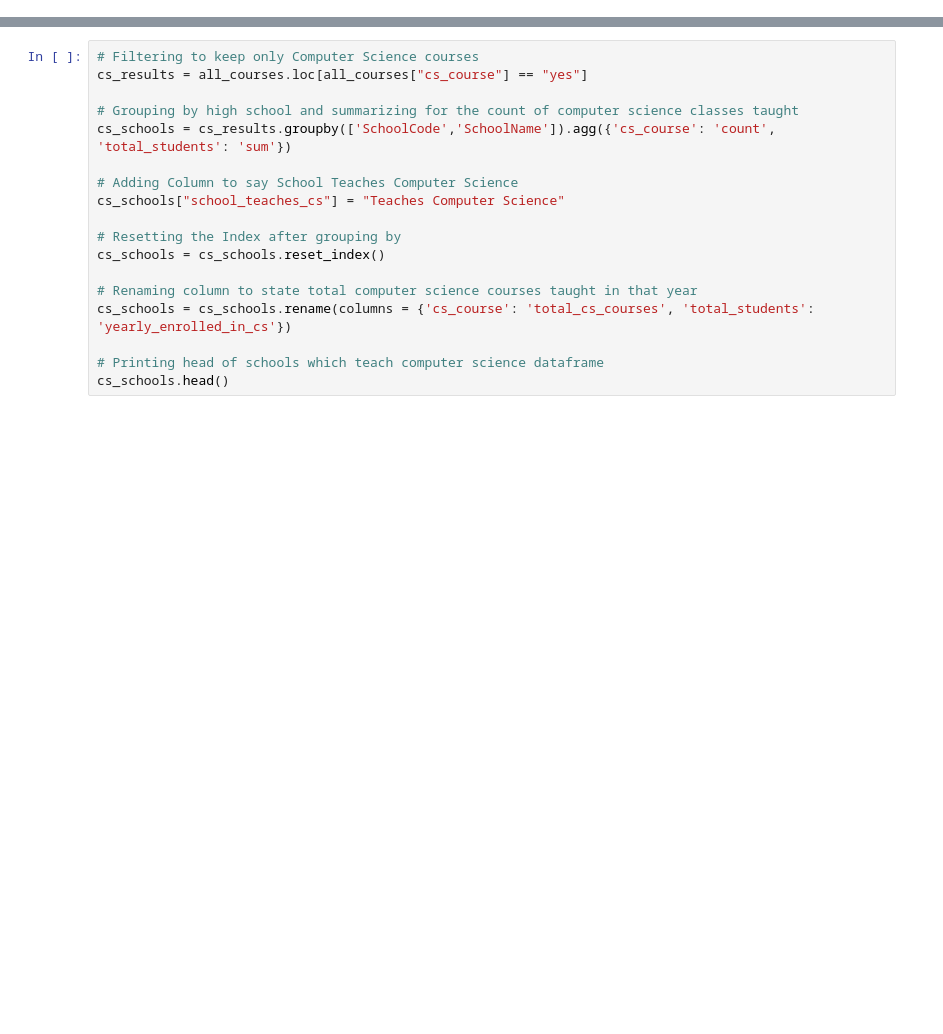
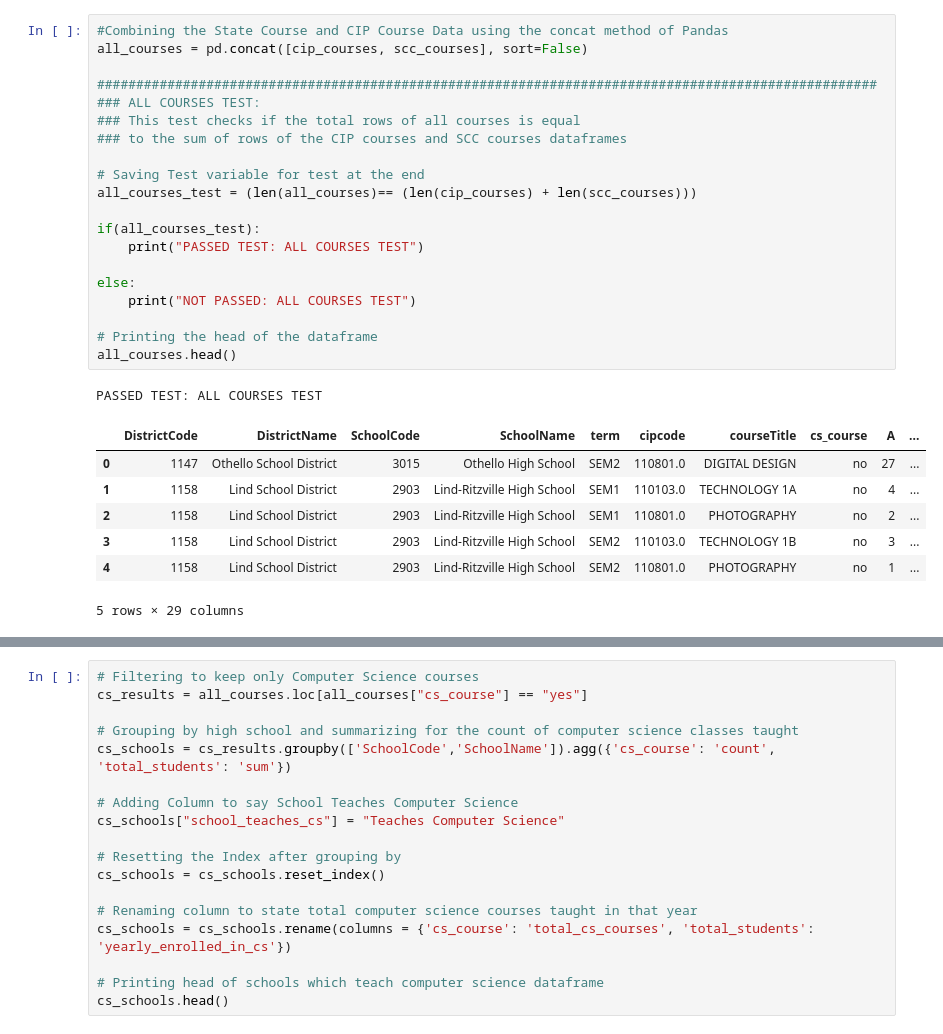
Before and after one commit to codeandcognition/CS_High_School_Education_WA, a Jupyter notebook: Stage_2_Preparing_Visualization_Dataset.ipynb, the cells around one changed output, grey strips where cells are left out. Saved outputs shown, nothing was run; the diff lists cells and outputs as text; blank space fills up the shorter version.

```diff
--- a/Stage_2_Preparing_Visualization_Dataset.ipynb
+++ b/Stage_2_Preparing_Visualization_Dataset.ipynb
@@ -134,0 +229,29 @@ known_schools.head()
+# %%
+#Combining the State Course and CIP Course Data using the concat method of Pandas
+all_courses = pd.concat([cip_courses, scc_courses], sort=False)
+
+####################################################################################################
+### ALL COURSES TEST:
+### This test checks if the total rows of all courses is equal
+### to the sum of rows of the CIP courses and SCC courses dataframes
+
+# Saving Test variable for test at the end
+all_courses_test = (len(all_courses)== (len(cip_courses) + len(scc_courses)))
+
+if(all_courses_test):
+    print("PASSED TEST: ALL COURSES TEST")
+
+else:
+    print("NOT PASSED: ALL COURSES TEST")
+
+# Printing the head of the dataframe
+all_courses.head()
+# %% [output]
+PASSED TEST: ALL COURSES TEST
+|  | DistrictCode | DistrictName | SchoolCode | SchoolName | term | cipcode | courseTitle | cs_course | A | ... |
+| 0 | 1147 | Othello School District | 3015 | Othello High School | SEM2 | 110801.0 | DIGITAL DESIGN | no | 27 | ... |
+| 1 | 1158 | Lind School District | 2903 | Lind-Ritzville High School | SEM1 | 110103.0 | TECHNOLOGY 1A | no | 4 | ... |
+| 2 | 1158 | Lind School District | 2903 | Lind-Ritzville High School | SEM1 | 110801.0 | PHOTOGRAPHY | no | 2 | ... |
+| 3 | 1158 | Lind School District | 2903 | Lind-Ritzville High School | SEM2 | 110103.0 | TECHNOLOGY 1B | no | 3 | ... |
+| 4 | 1158 | Lind School District | 2903 | Lind-Ritzville High School | SEM2 | 110801.0 | PHOTOGRAPHY | no | 1 | ... |
+5 rows × 29 columns
```
Also changed, not shown: parts of 77 cells of this notebook, 5 other files.
